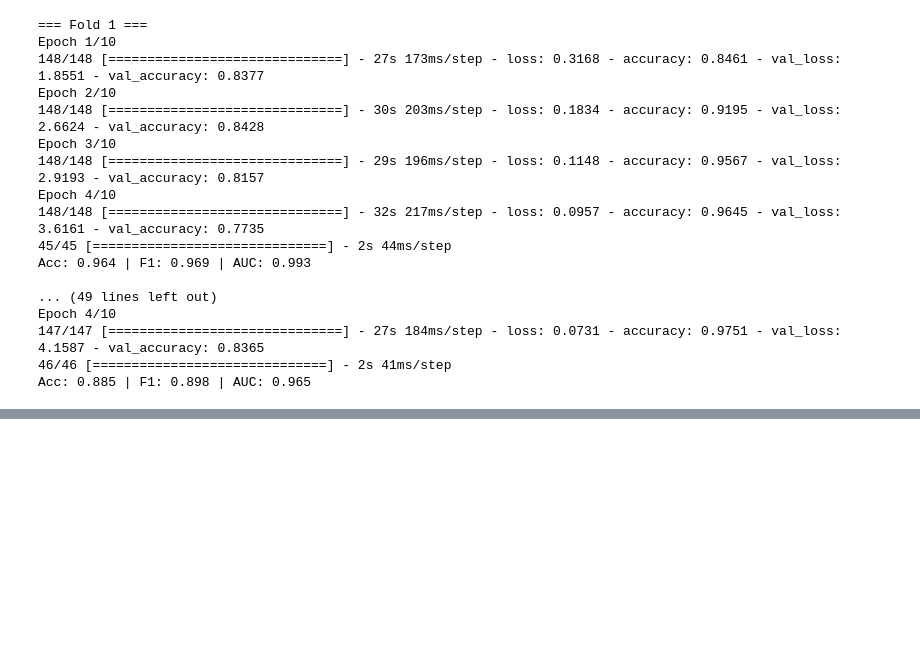
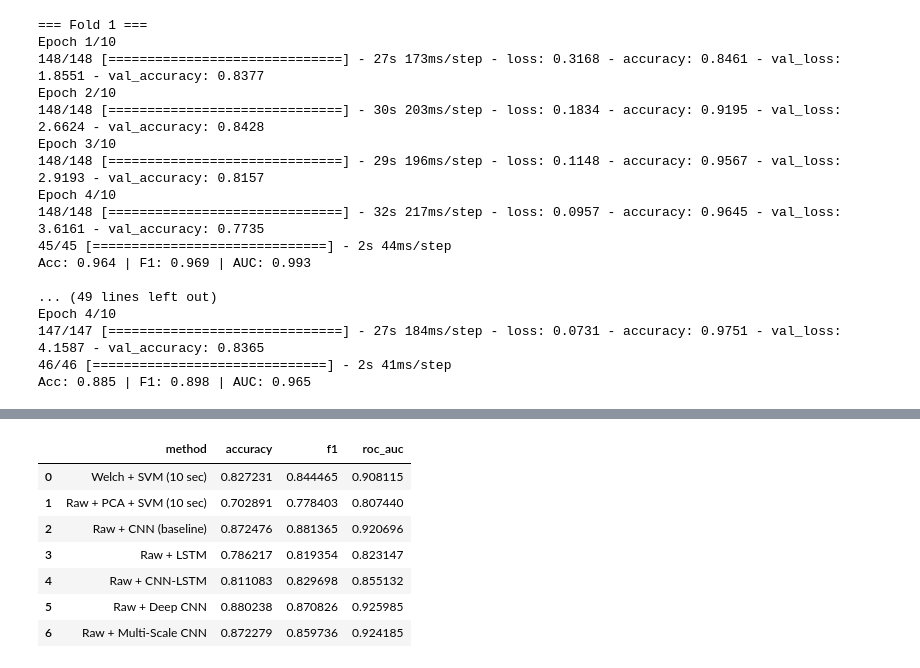
Before and after one commit to BJAngulo/MSSE-277b-final-project-, a Jupyter notebook: notebooks/Raw EEG.ipynb, the cells around one changed output, grey strips where cells are left out. Cells and saved outputs as stored; diff of their text form; code cells hidden in the pictures; blank space fills up the shorter version.

```diff
--- a/notebooks/Raw EEG.ipynb
+++ b/notebooks/Raw EEG.ipynb
@@ -2169,0 +2369,55 @@ comparison_df
+# %%
+comparison_df = pd.DataFrame([
+    {
+        "method": "Welch + SVM (10 sec)",
+        "accuracy": 0.827231,
+        "f1": 0.844465,
+        "roc_auc": 0.908115
+    },
+    {
+        "method": "Raw + PCA + SVM (10 sec)",
+        "accuracy": 0.702891,
+        "f1": 0.778403,
+        "roc_auc": 0.807440
+    },
+    {
+        "method": "Raw + CNN (baseline)",
+        "accuracy": 0.872476,
+        "f1": 0.881365,
+        "roc_auc": 0.920696
+    },
+    {
+        "method": "Raw + LSTM",
+        "accuracy": 0.786217,
+        "f1": 0.819354,
+        "roc_auc": 0.823147
+    },
+    {
+        "method": "Raw + CNN-LSTM",
+        "accuracy": 0.811083,
+        "f1": 0.829698,
+        "roc_auc": 0.855132
+    },
+    {
+        "method": "Raw + Deep CNN",
+        "accuracy": 0.880238,
+        "f1": 0.870826,
+        "roc_auc": 0.925985
+    },
+    {
+        "method": "Raw + Multi-Scale CNN",
+        "accuracy": multiscale_results["accuracy"],
+        "f1": multiscale_results["f1"],
+        "roc_auc": multiscale_results["roc_auc"]
+    }
+])
+comparison_df
+# %% [output]
+|  | method | accuracy | f1 | roc_auc |
+| 0 | Welch + SVM (10 sec) | 0.827231 | 0.844465 | 0.908115 |
+| 1 | Raw + PCA + SVM (10 sec) | 0.702891 | 0.778403 | 0.807440 |
+| 2 | Raw + CNN (baseline) | 0.872476 | 0.881365 | 0.920696 |
+| 3 | Raw + LSTM | 0.786217 | 0.819354 | 0.823147 |
+| 4 | Raw + CNN-LSTM | 0.811083 | 0.829698 | 0.855132 |
+| 5 | Raw + Deep CNN | 0.880238 | 0.870826 | 0.925985 |
+| 6 | Raw + Multi-Scale CNN | 0.872279 | 0.859736 | 0.924185 |
```
Also changed, not shown: parts of 10 cells of this notebook.
